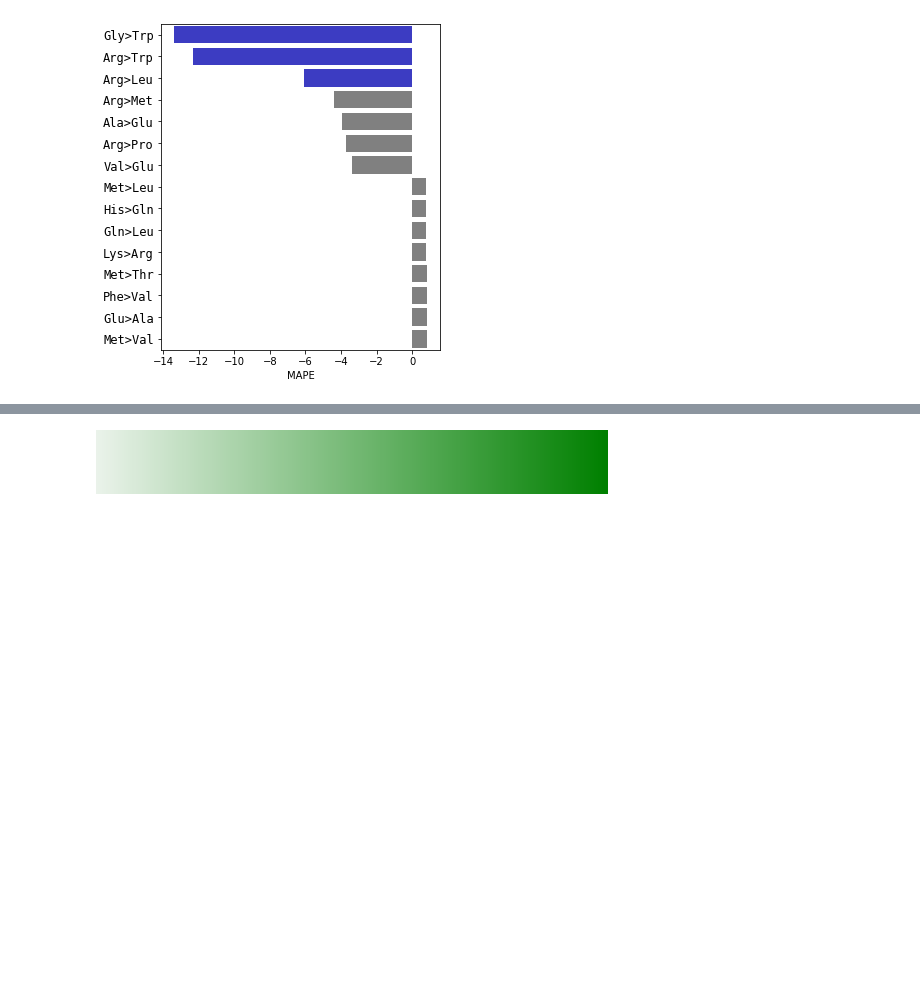
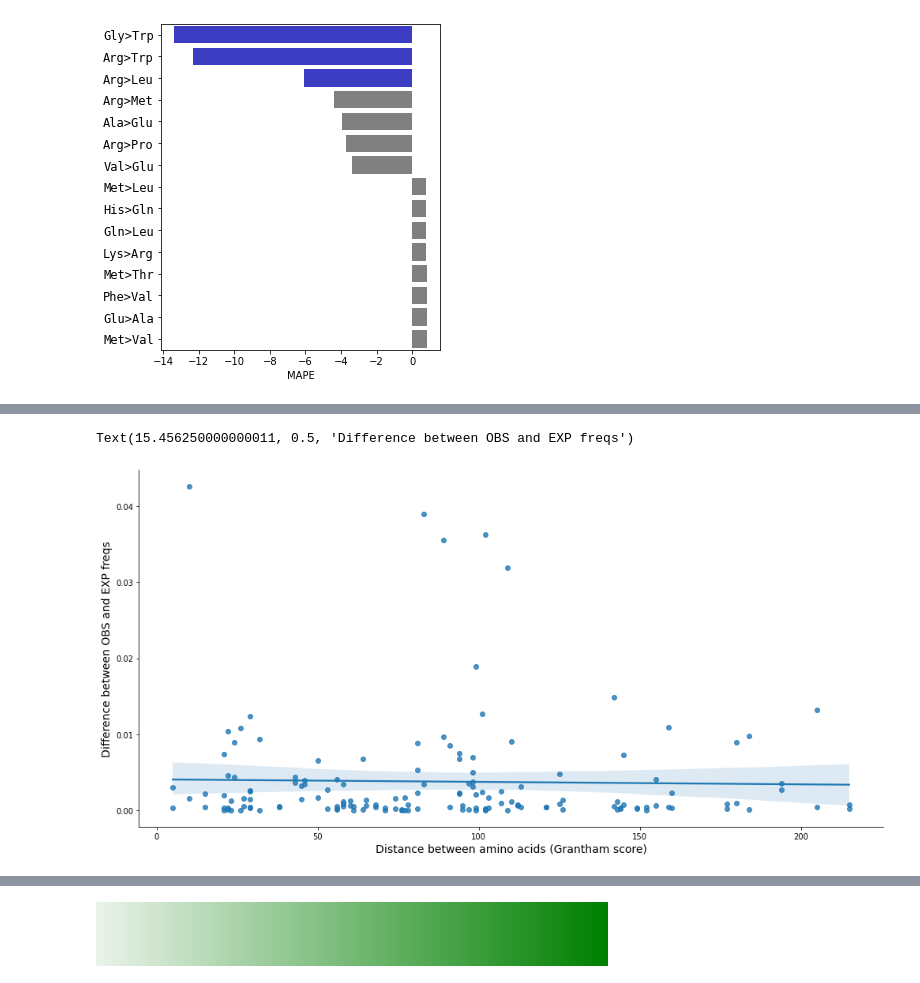
Before and after one commit to mitoclub/RNAViralMutSpec, a Jupyter notebook: sars-cov-2_aa_subst/process.ipynb, the cells around one changed output, grey strips where cells are left out. Cells and saved outputs as stored; diff of their text form; code cells hidden in the pictures; blank space fills up the shorter version.

```diff
--- a/sars-cov-2_aa_subst/process.ipynb
+++ b/sars-cov-2_aa_subst/process.ipynb
@@ -499,2 +504,15 @@ sns.heatmap(aa_subst.drop(['aa1', 'aa2', 'label', 'nobs', 'nexp', 'nobs_scaled',
+# %%
+# plt.figure(figsize=(12, 8))
+sns.lmplot(aa_subst, x='granthamD', y='diff_freqs_abs', aspect=2, height=7)
+plt.xlabel('Distance between amino acids (Grantham score)', fontsize=14)
+plt.ylabel('Difference between OBS and EXP freqs', fontsize=14)
+# plt.xscale('log')
+# # plt.yscale('log')
+# plt.text(2.5e-2, -3, '${MAPE=const}$', {'size': 16})
+# plt.ylabel('MAPE')
+# plt.xlabel('Observed frequency of amino acid substitution')
+# %% [output]
+Text(15.456250000000011, 0.5, 'Difference between OBS and EXP freqs')
+[figure, added]
 # %%
 plt.figure(figsize=(12, 8))
```
Also changed, not shown: parts of 5 cells of this notebook, 1 other file.
